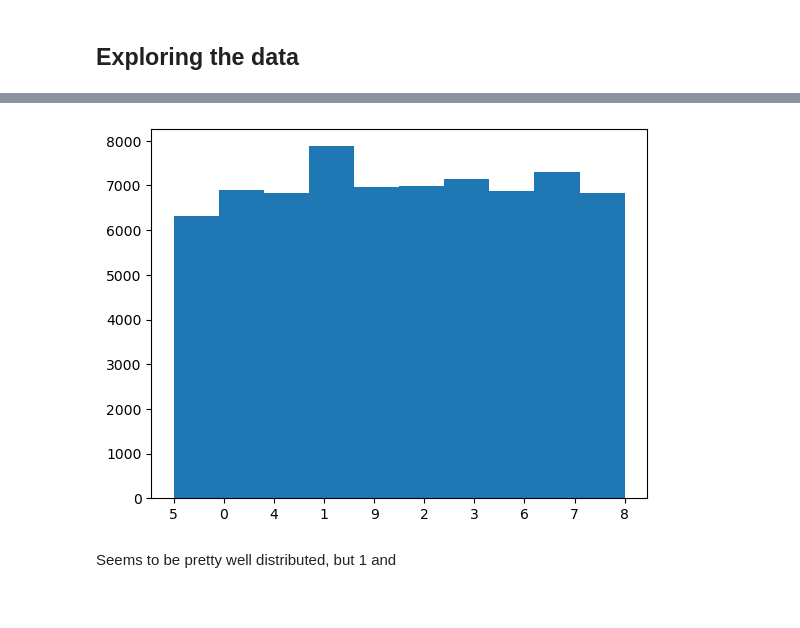
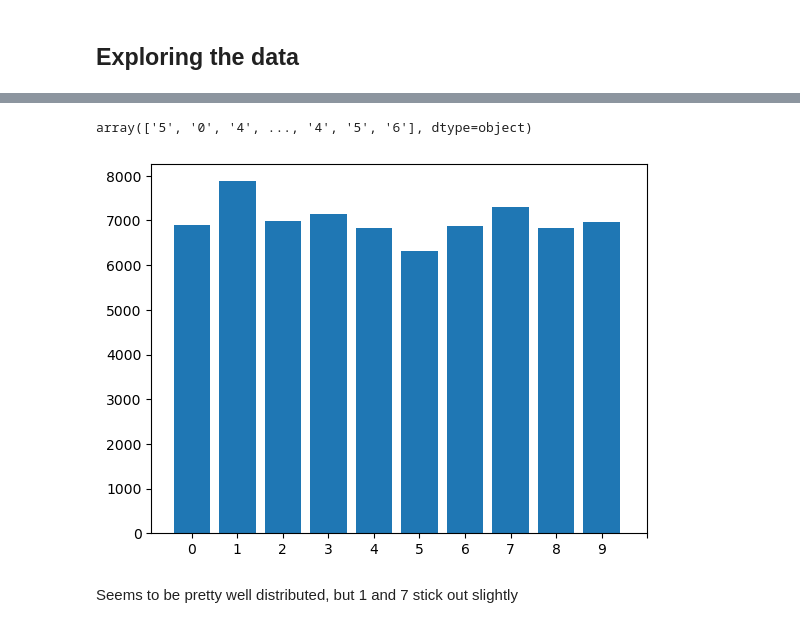
Before and after one commit to F-Fer/HOML-3_Exercises, a Jupyter notebook: MySolutions/Chapter-3/Chapter-3.ipynb, the cells around one changed output, grey strips where cells are left out. Drawn from its saved outputs; the diff is of its cells as text; code cells hidden in the pictures.

```diff
--- a/MySolutions/Chapter-3/Chapter-3.ipynb
+++ b/MySolutions/Chapter-3/Chapter-3.ipynb
@@ -35,8 +45,13 @@ y_ = y.copy()
+# %%
+y_
+# %% [output]
+array(['5', '0', '4', ..., '4', '5', '6'], dtype=object)
 # %%
-
-plt.hist(y)
+y_.sort()
+plt.hist(y_, bins=range(11), align="left", rwidth=0.8)
+plt.xticks(range(11))
 plt.show()
 # %% [output]
-[figure, old version]
+[figure, new version]
 # %% [markdown]
-Seems to be pretty well distributed, but 1 and
+Seems to be pretty well distributed, but 1 and 7 stick out slightly
```
Also changed, not shown: parts of 1 cell of this notebook, 4 other files.
